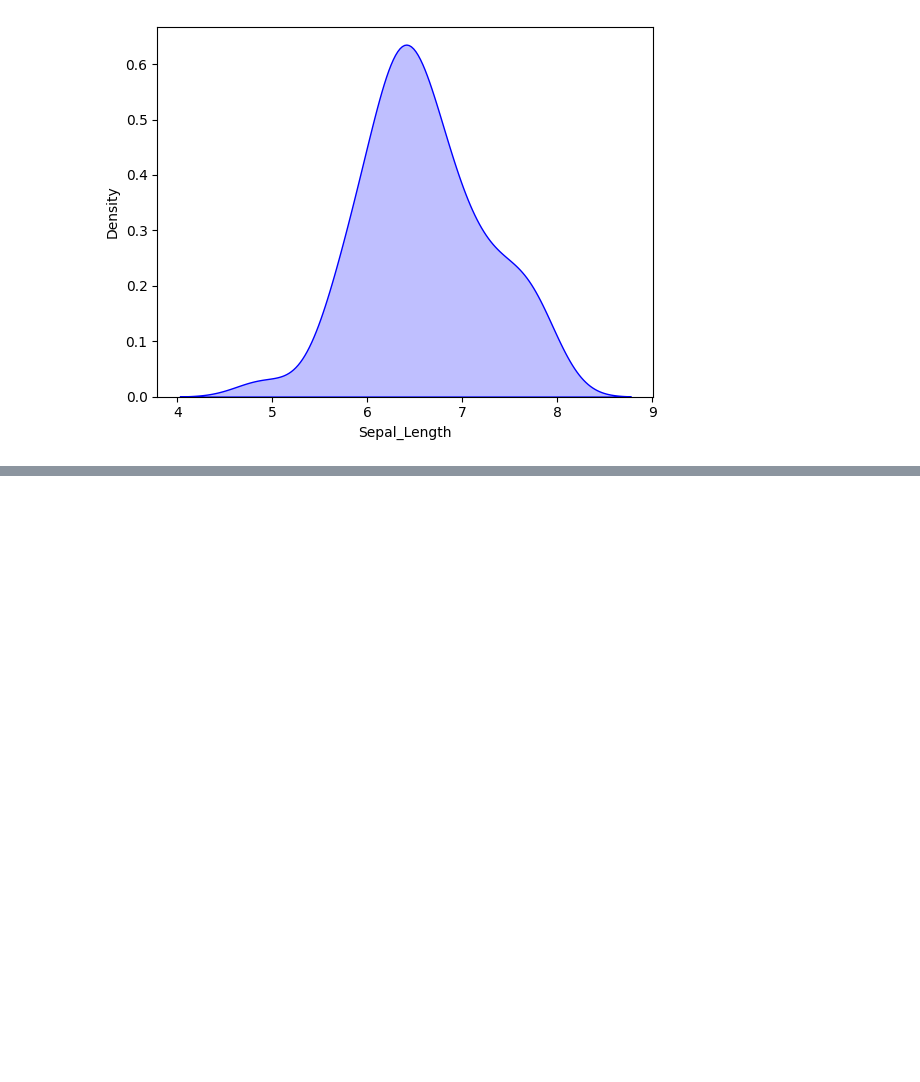
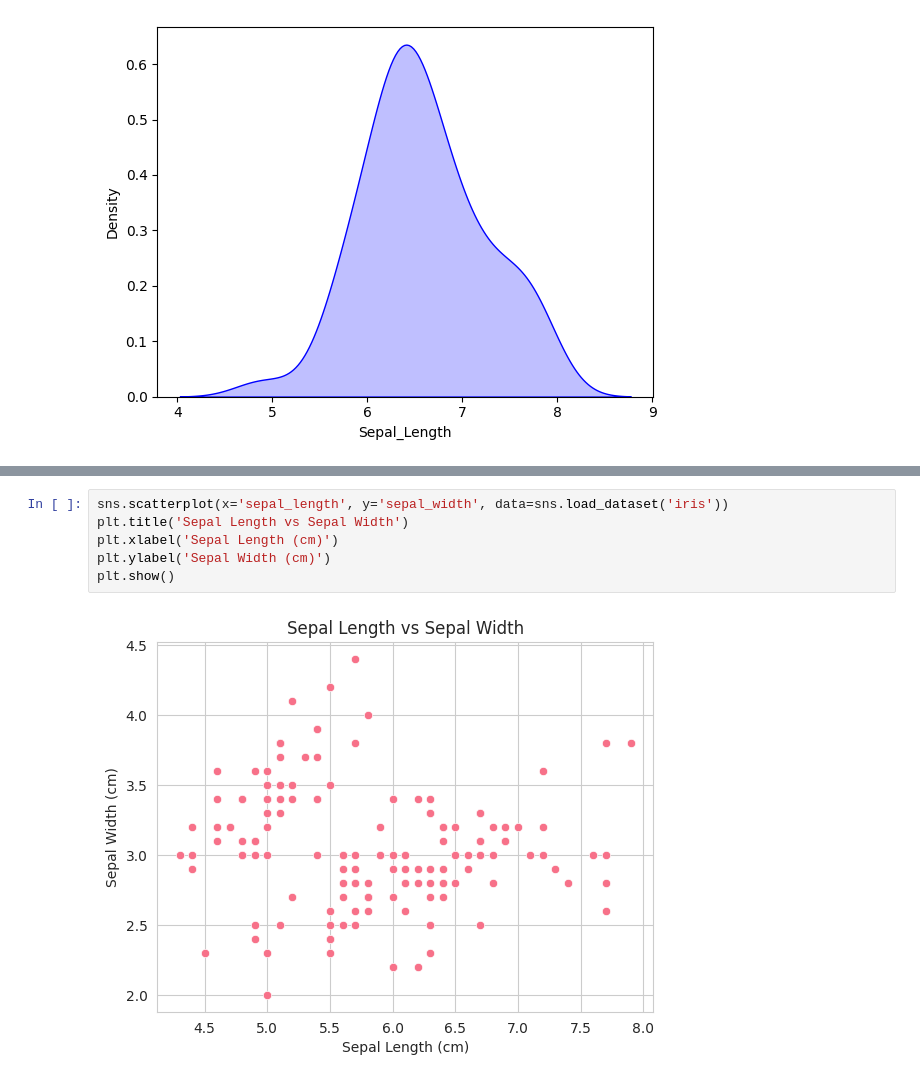
Before and after one commit to MuhammadjonArabov/Python-For-Data-Analytics, a Jupyter notebook: Seaborn_.ipynb, the cells around one changed output, grey strips where cells are left out. Drawn from its saved outputs; the diff is of its cells as text; blank space fills up the shorter version.

```diff
--- a/Seaborn_.ipynb
+++ b/Seaborn_.ipynb
@@ -82,0 +104,8 @@ This will become an error in seaborn v0.14.0; please update your code.
+# %%
+sns.scatterplot(x='sepal_length', y='sepal_width', data=sns.load_dataset('iris'))
+plt.title('Sepal Length vs Sepal Width')
+plt.xlabel('Sepal Length (cm)')
+plt.ylabel('Sepal Width (cm)')
+plt.show()
+# %% [output]
+[figure, added]
```
Also changed, not shown: parts of 7 cells of this notebook.
